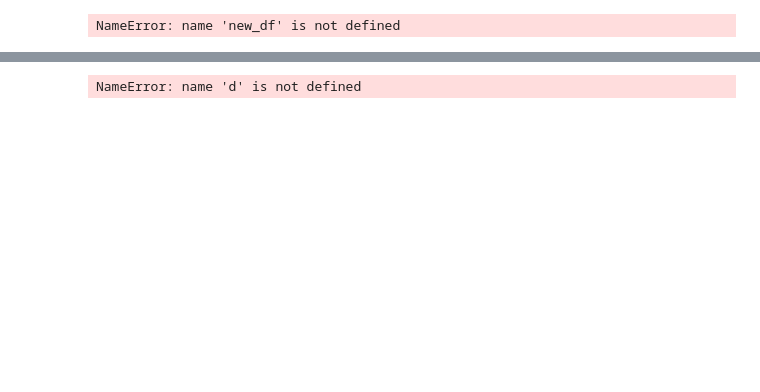
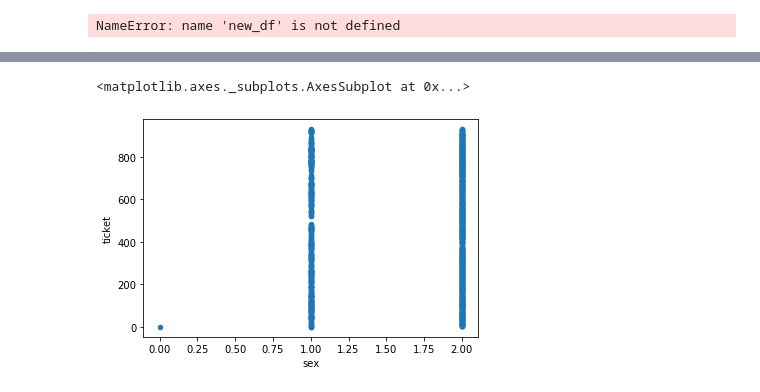
Before and after one commit to H-JEMAI/Hatem-JEMAI, a Jupyter notebook: CHECKPOINT NUMBER 2 AI NOT REALLY COMPLETED.ipynb, the cells around one changed output, grey strips where cells are left out. Saved outputs shown, nothing was run; the diff lists cells and outputs as text; code cells hidden in the pictures; blank space fills up the shorter version.

```diff
--- a/CHECKPOINT NUMBER 2 AI NOT REALLY COMPLETED.ipynb
+++ b/CHECKPOINT NUMBER 2 AI NOT REALLY COMPLETED.ipynb
@@ -698,4 +705,5 @@ NameError: name 'd' is not defined
 # %%
-d.plot.scatter(x ='body',y= 'age')
+df.plot.scatter(x ='sex',y= 'ticket')
 # %% [output]
-NameError: name 'd' is not defined
+<matplotlib.axes._subplots.AxesSubplot at 0x...>
+[figure, added]
```
Also changed, not shown: parts of 9 cells of this notebook.
